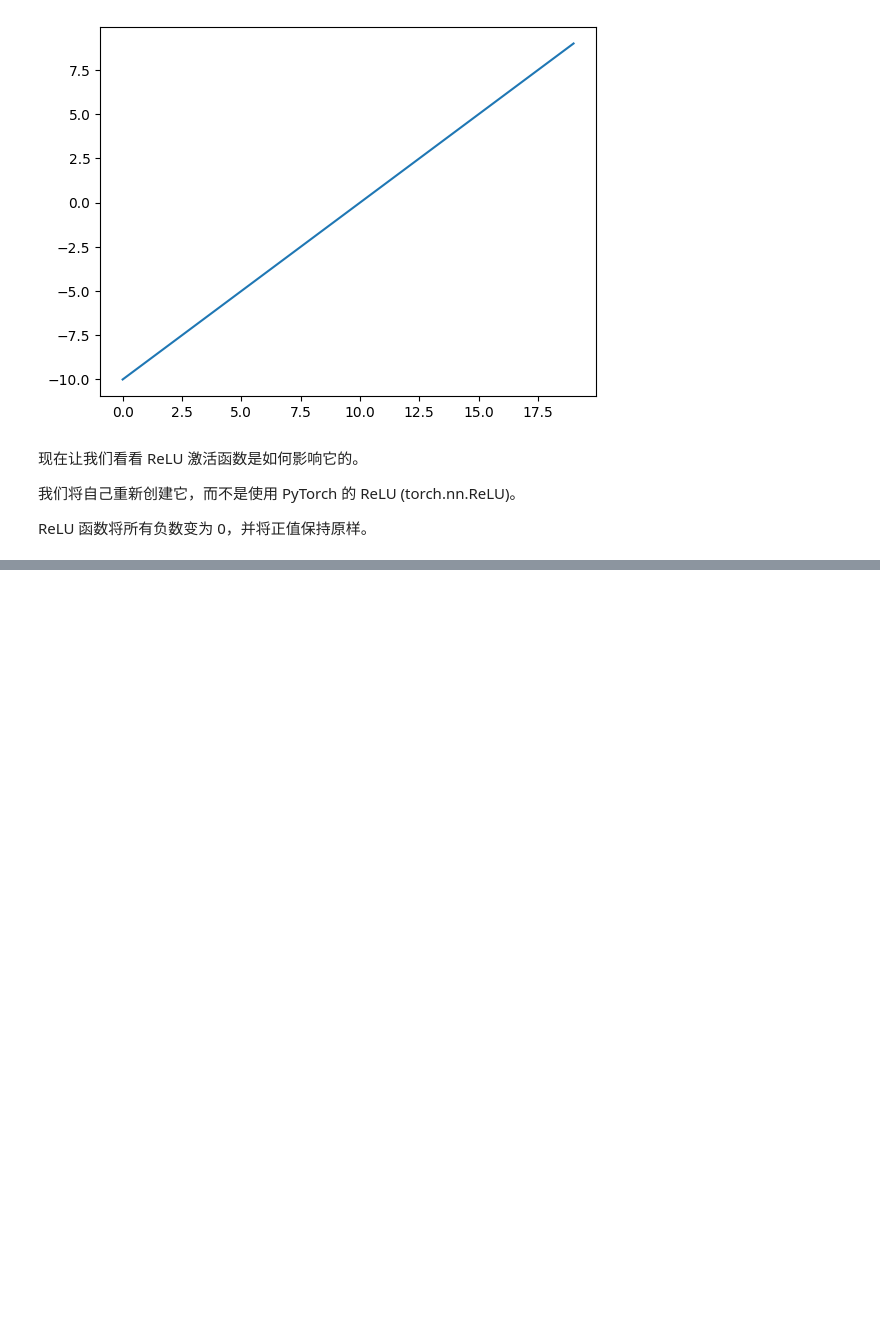
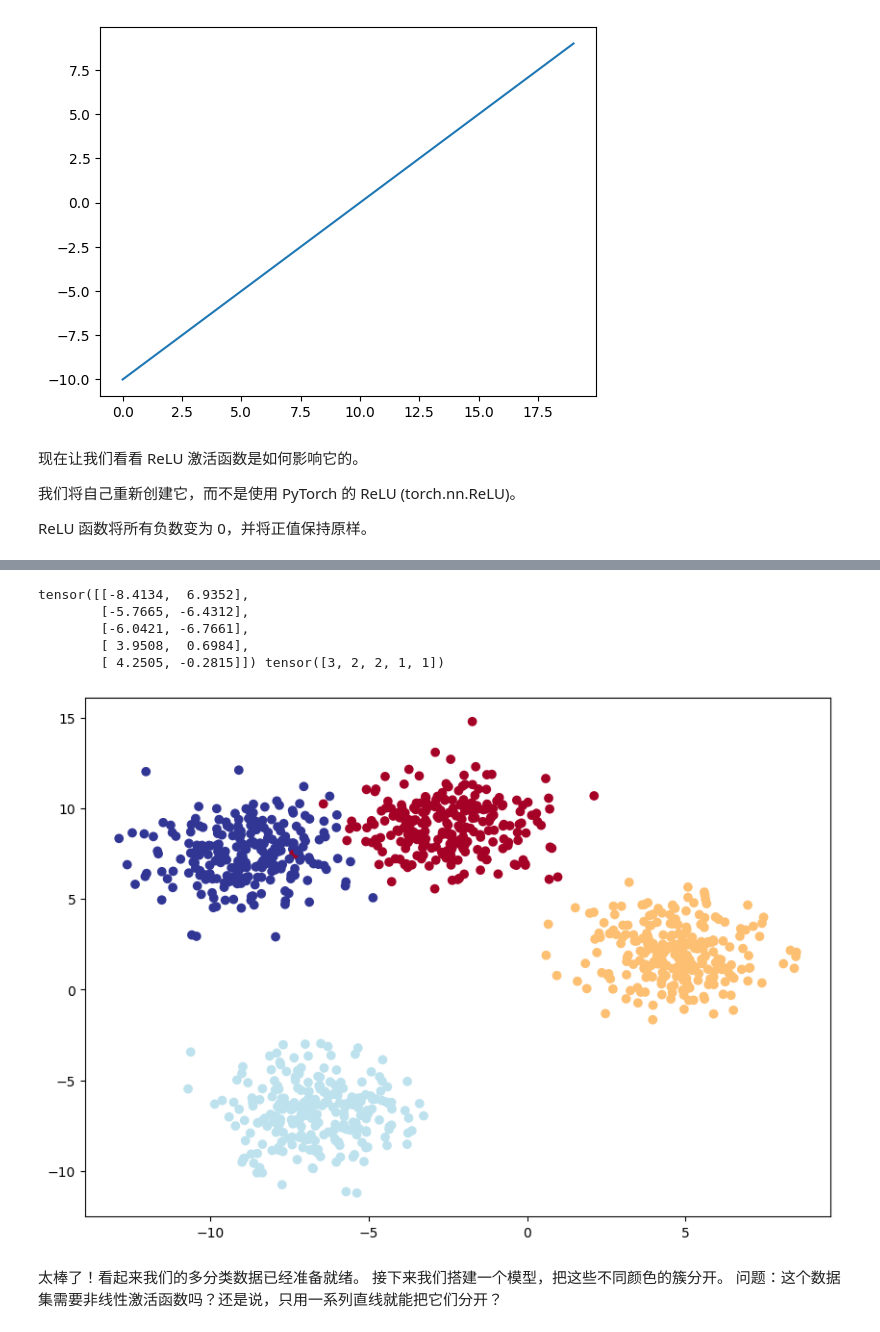
Before and after one commit to buidler/pytorch-playground, a Jupyter notebook: learn_ztm/02_pytorch_classification/02_pytorch_classification.ipynb, the cells around one changed output, grey strips where cells are left out. Drawn from its saved outputs; the diff is of its cells as text; code cells hidden in the pictures; blank space fills up the shorter version.

```diff
--- a/learn_ztm/02_pytorch_classification/02_pytorch_classification.ipynb
+++ b/learn_ztm/02_pytorch_classification/02_pytorch_classification.ipynb
@@ -1218,0 +1300,51 @@ ReLU 函数将所有负数变为 0，并将正值保持原样。
+# %%
+# 导入依赖库
+import torch
+import matplotlib.pyplot as plt
+from sklearn.datasets import make_blobs
+from sklearn.model_selection import train_test_split
+
+# 数据创建相关超参数设置
+NUM_CLASSES = 4    # 类别数量
+NUM_FEATURES = 2   # 特征数量（2维方便画图）
+RANDOM_SEED = 42   # 随机种子，保证结果可复现
+
+# 1. 创建多分类数据集
+X_blob, y_blob = make_blobs(n_samples=1000,       # 总样本数
+                            n_features=NUM_FEATURES,  # 特征数
+                            centers=NUM_CLASSES,      # 类别中心数（决定分类数）
+                            cluster_std=1.5,          # 簇的标准差（数值越大簇越分散）
+                            random_state=RANDOM_SEED)
+
+# 2. 数据类型转换：numpy array → pytorch 张量
+# 特征用 float32 类型
+X_blob = torch.from_numpy(X_blob).type(torch.float)
+# 标签用长整型（多分类任务 CrossEntropy 要求）
+y_blob = torch.from_numpy(y_blob).type(torch.LongTensor)
+
+# 查看前5个样本
+print(X_blob[:5], y_blob[:5])
+
+# 3. 划分训练集与测试集（80%训练，20%测试）
+X_blob_train, X_blob_test, y_blob_train, y_blob_test = train_test_split(
+    X_blob, y_blob,
+    test_size=0.2,        # 测试集占比20%
+    random_state=RANDOM_SEED
+)
+
+# 4. 数据可视化
+plt.figure(figsize=(10, 7))
+# 散点图，颜色按标签区分
+plt.scatter(X_blob[:, 0], X_blob[:, 1], c=y_blob, cmap=plt.cm.RdYlBu)
+plt.show()
+# %% [output]
+tensor([[-8.4134,  6.9352],
+        [-5.7665, -6.4312],
+        [-6.0421, -6.7661],
+        [ 3.9508,  0.6984],
+        [ 4.2505, -0.2815]]) tensor([3, 2, 2, 1, 1])
+[figure, added]
+# %% [markdown]
+太棒了！看起来我们的多分类数据已经准备就绪。
+接下来我们搭建一个模型，把这些不同颜色的簇分开。
+问题：这个数据集需要非线性激活函数吗？还是说，只用一系列直线就能把它们分开？
```
Also changed, not shown: parts of 10 cells of this notebook.
